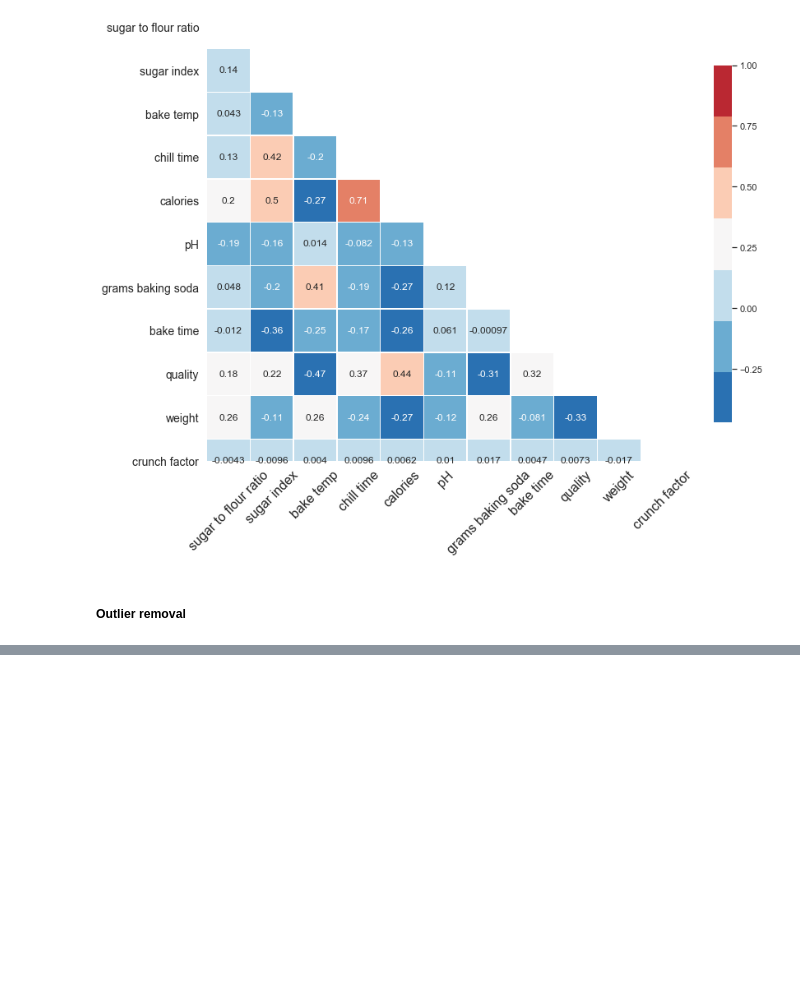
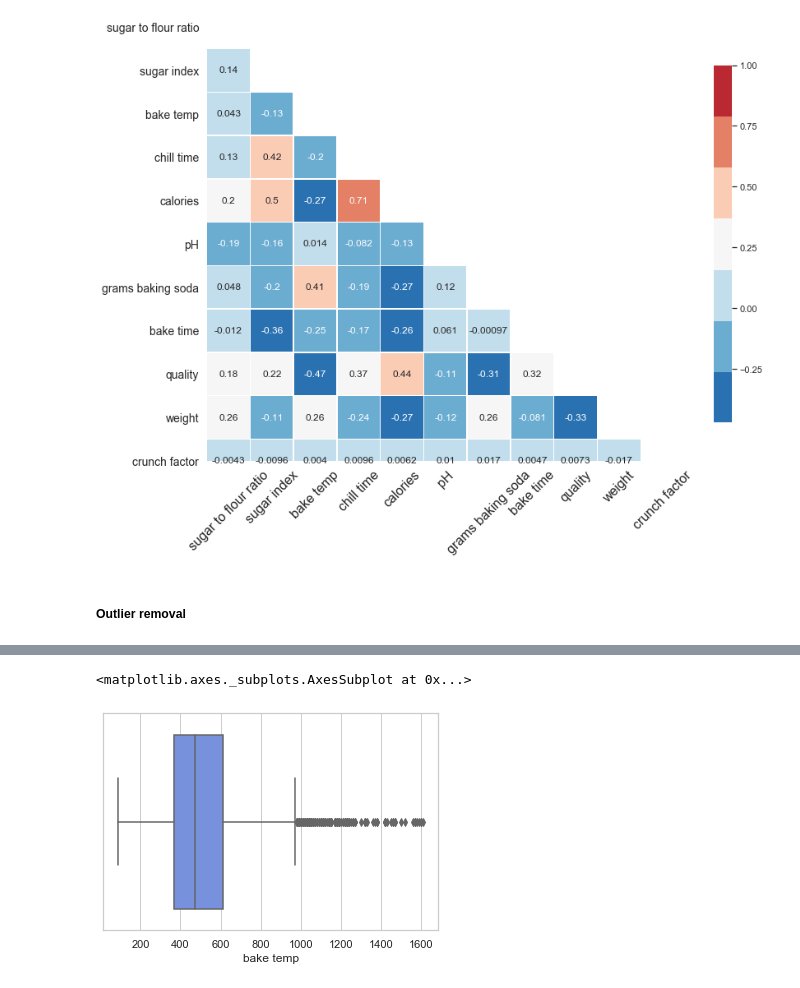
Before and after one commit to wobniarin/Datathon_Cookies, a Jupyter notebook: Jupyter_Notebooks/00 - Data Cleaning.ipynb, the cells around one changed output, grey strips where cells are left out. Saved outputs shown, nothing was run; the diff lists cells and outputs as text; code cells hidden in the pictures; blank space fills up the shorter version.

```diff
--- a/Jupyter_Notebooks/00 - Data Cleaning.ipynb
+++ b/Jupyter_Notebooks/00 - Data Cleaning.ipynb
@@ -182,4 +179,10 @@ df_clean= df_numeric[(np.abs(stats.zscore(df_numeric))<3).all(axis=1)]
 # step 4: meging data back in
 df_z = df_clean.merge(categorical, how="left", left_index=True, right_index=True)
+# %%
+col_lst = ['sugar to flour ratio', 'sugar index', 'bake temp', 'chill time',
+       'calories', 'pH', 'grams baking soda', 'bake time',
+       'quality', 'butter type', 'weight', 'mixins',
+       'crunch factor']
+df_z = df_z[col_lst]
 # %%
 sns.pairplot(df_z)
@@ -185,0 +207,5 @@ sns.pairplot(df_z)
+# %%
+sns.boxplot(df_z["bake temp"])
+# %% [output]
+<matplotlib.axes._subplots.AxesSubplot at 0x...>
+[figure, added]
```
Also changed, not shown: parts of 13 cells of this notebook, 1 other file.
